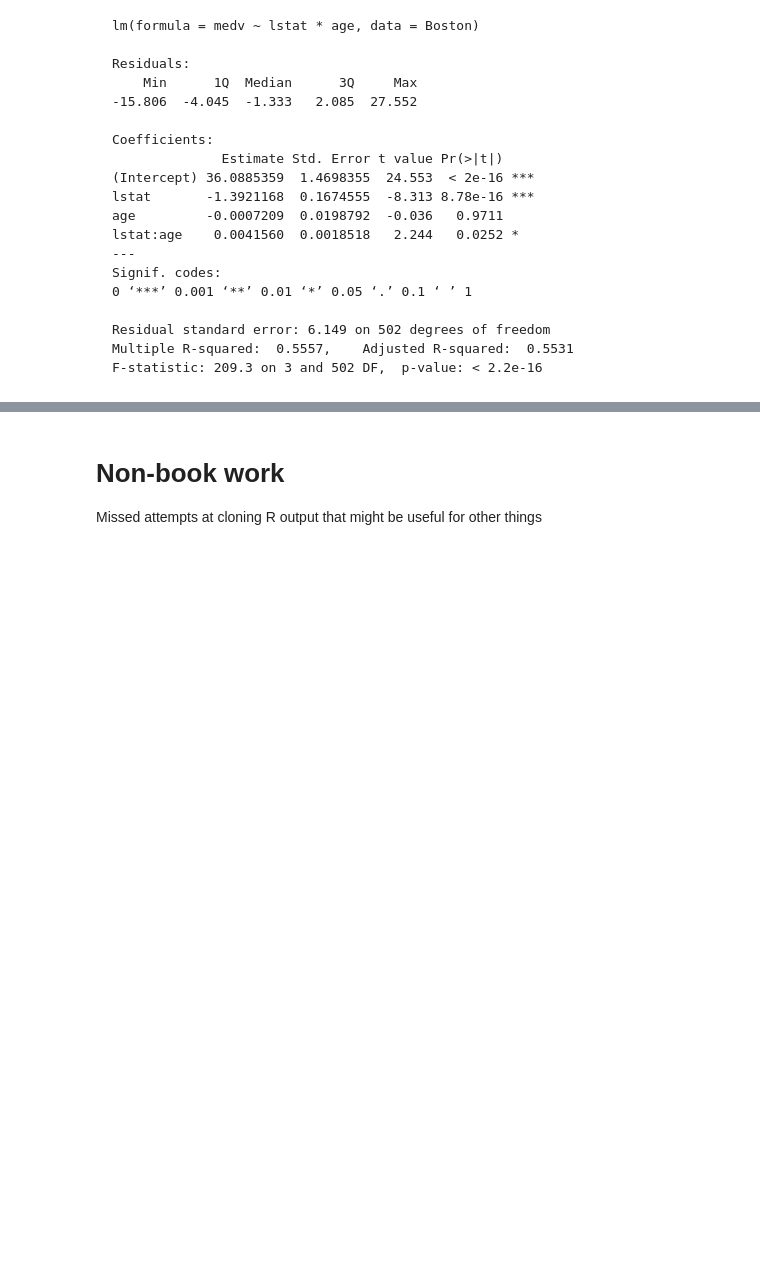
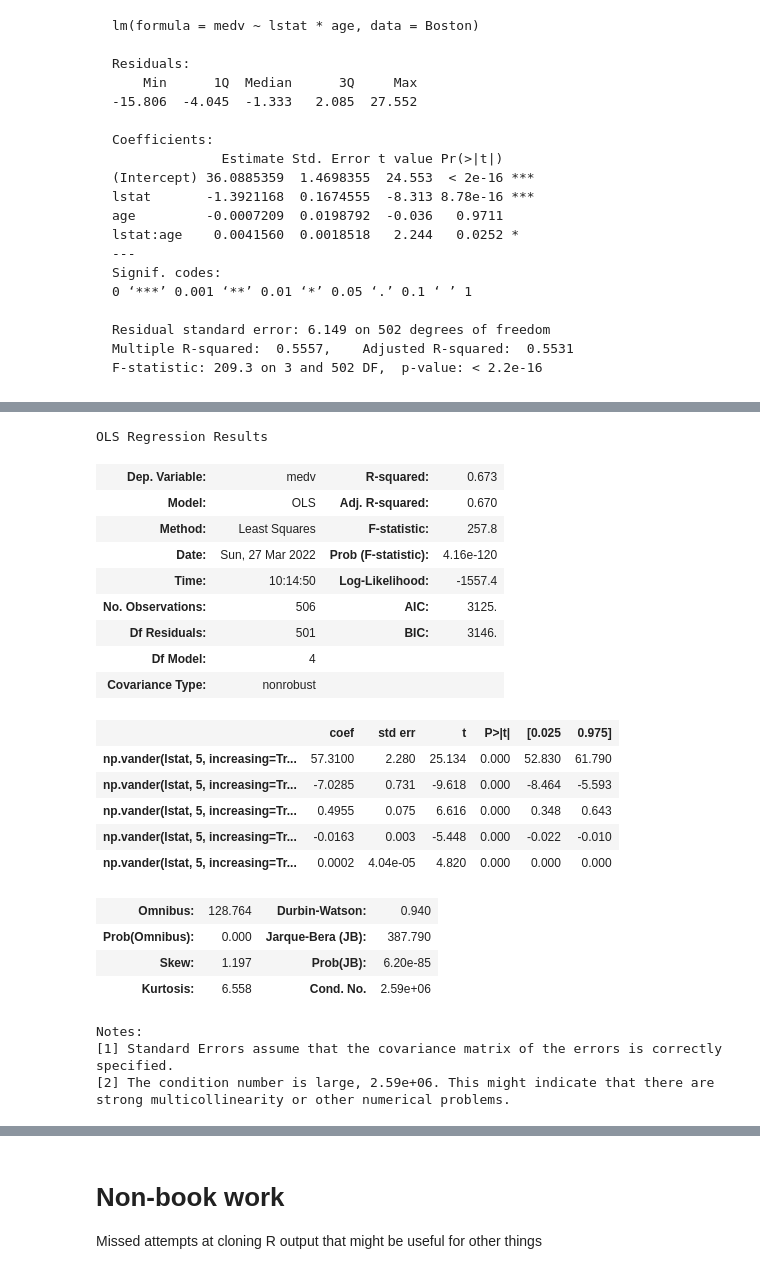
Before and after one commit to bkdevart/islr2, a Jupyter notebook: python/islr2_3.ipynb, the cells around one changed output, grey strips where cells are left out. Cells and saved outputs as stored; diff of their text form; code cells hidden in the pictures; blank space fills up the shorter version.

```diff
--- a/python/islr2_3.ipynb
+++ b/python/islr2_3.ipynb
@@ -695,0 +864,28 @@ strong multicollinearity or other numerical problems.
+# %%
+poly_mlr_results = smf.ols(formula='medv ~ np.vander(lstat, 5, increasing=True) - 1', data=boston).fit()
+poly_mlr_results.summary()
+# %% [output]
+OLS Regression Results
+| Dep. Variable: | medv | R-squared: | 0.673 |
+| Model: | OLS | Adj. R-squared: | 0.670 |
+| Method: | Least Squares | F-statistic: | 257.8 |
+| Date: | Sun, 27 Mar 2022 | Prob (F-statistic): | 4.16e-120 |
+| Time: | 10:14:50 | Log-Likelihood: | -1557.4 |
+| No. Observations: | 506 | AIC: | 3125. |
+| Df Residuals: | 501 | BIC: | 3146. |
+| Df Model: | 4 |  |  |
+| Covariance Type: | nonrobust |  |  |
+|  | coef | std err | t | P>|t| | [0.025 | 0.975] |
+| np.vander(lstat, 5, increasing=Tr... | 57.3100 | 2.280 | 25.134 | 0.000 | 52.830 | 61.790 |
+| np.vander(lstat, 5, increasing=Tr... | -7.0285 | 0.731 | -9.618 | 0.000 | -8.464 | -5.593 |
+| np.vander(lstat, 5, increasing=Tr... | 0.4955 | 0.075 | 6.616 | 0.000 | 0.348 | 0.643 |
+| np.vander(lstat, 5, increasing=Tr... | -0.0163 | 0.003 | -5.448 | 0.000 | -0.022 | -0.010 |
+| np.vander(lstat, 5, increasing=Tr... | 0.0002 | 4.04e-05 | 4.820 | 0.000 | 0.000 | 0.000 |
+| Omnibus: | 128.764 | Durbin-Watson: | 0.940 |
+| Prob(Omnibus): | 0.000 | Jarque-Bera (JB): | 387.790 |
+| Skew: | 1.197 | Prob(JB): | 6.20e-85 |
+| Kurtosis: | 6.558 | Cond. No. | 2.59e+06 |
+Notes:
+[1] Standard Errors assume that the covariance matrix of the errors is correctly specified.
+[2] The condition number is large, 2.59e+06. This might indicate that there are
+strong multicollinearity or other numerical problems.
```
Also changed, not shown: parts of 16 cells of this notebook, 2 other files.
